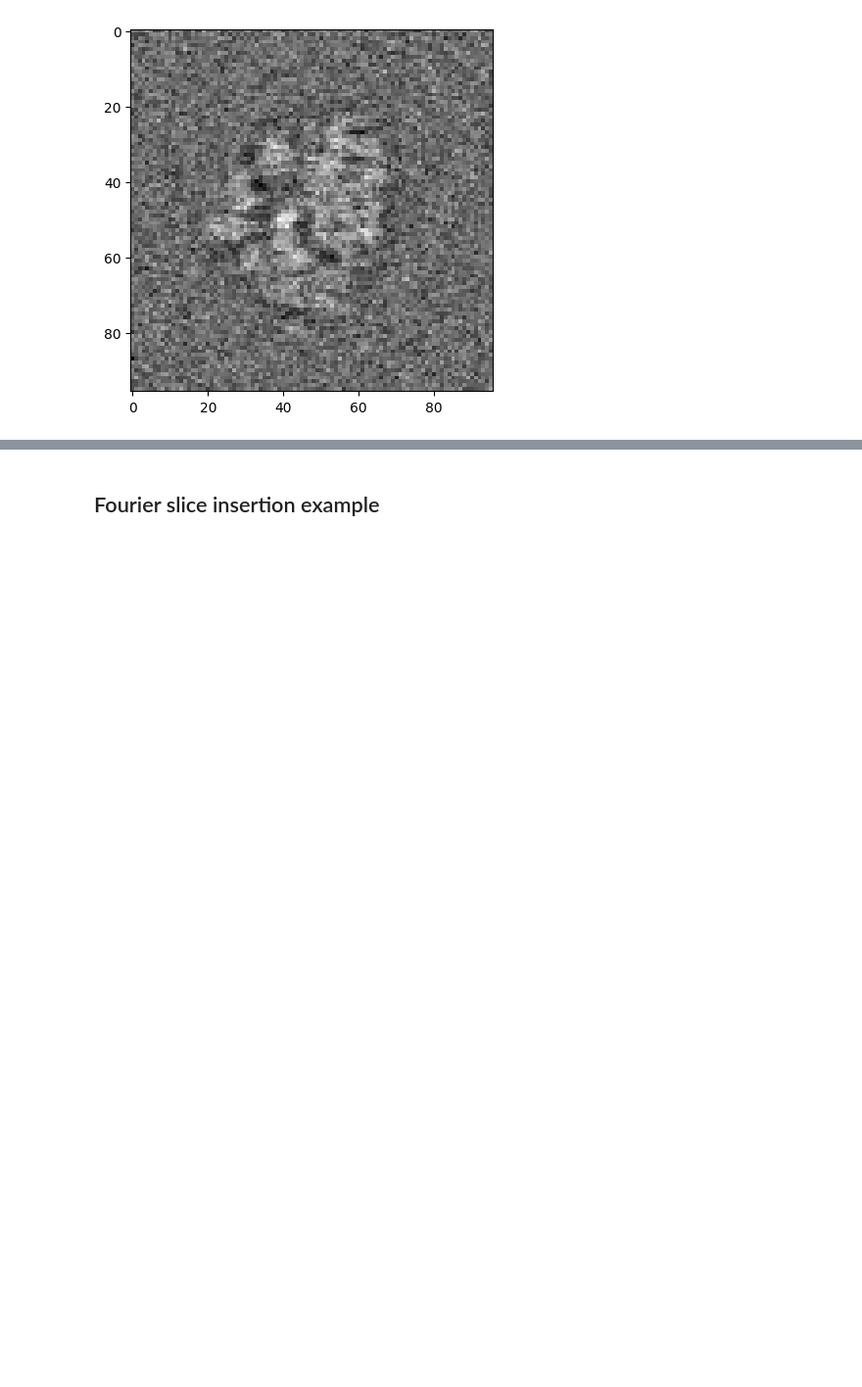
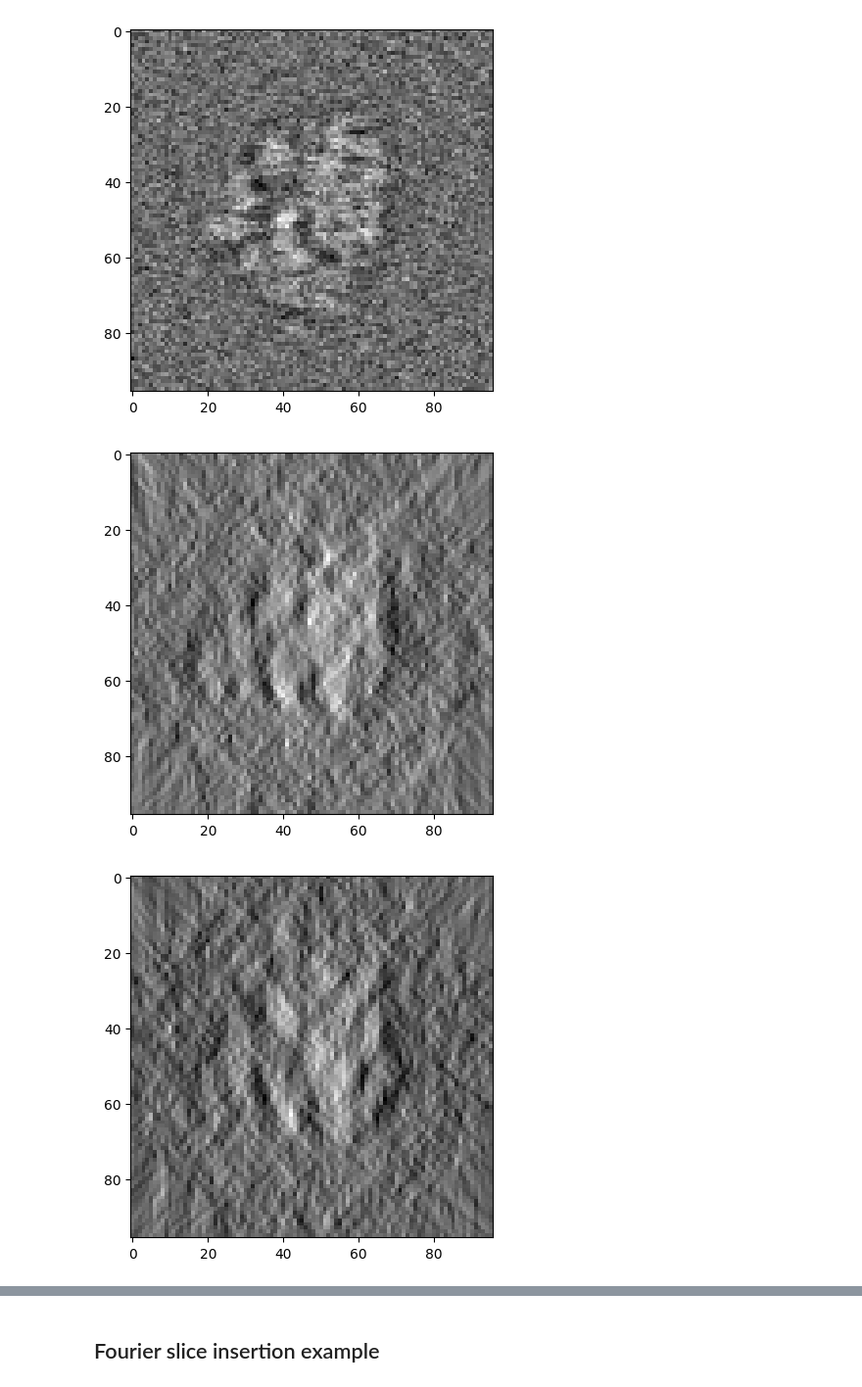
Before and after one commit to McHaillet/ARP, a Jupyter notebook: Simulation_forward_full.ipynb, the cells around one changed output, grey strips where cells are left out. Shown at 98% size. Cells and saved outputs as stored; diff of their text form; code cells hidden in the pictures; blank space fills up the shorter version.

```diff
--- a/Simulation_forward_full.ipynb
+++ b/Simulation_forward_full.ipynb
@@ -176,3 +176,11 @@ plt.show()
 # %% [output]
 [figure]
 [figure]
+# %%
+plt.imshow(y1.mean(dim=(1)).numpy(), cmap='gray')
+plt.show()
+plt.imshow(y2.mean(dim=(1)).numpy(), cmap='gray')
+plt.show()
+# %% [output]
+[figure, added]
+[figure, added]
```
Also changed, not shown: parts of 3 cells of this notebook.
